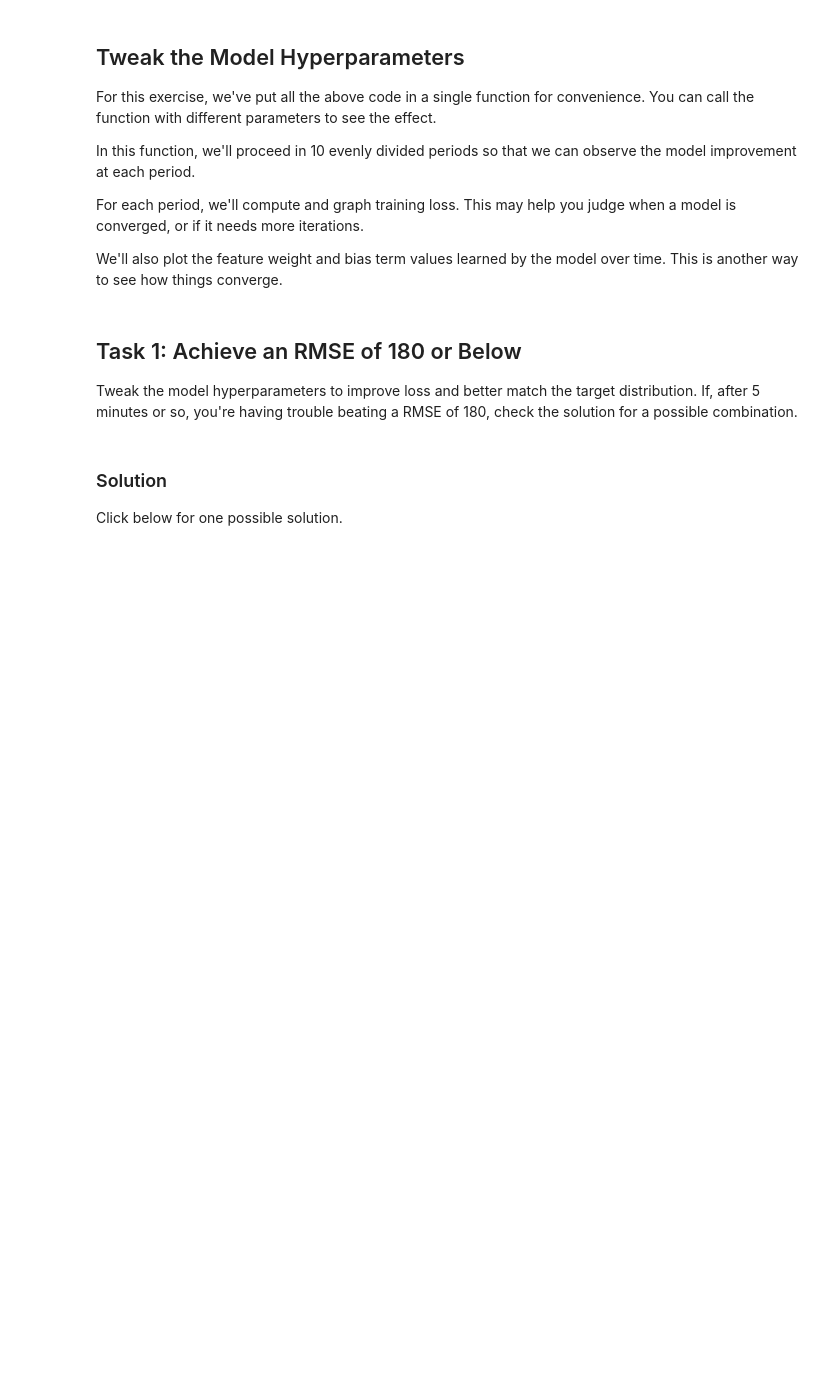
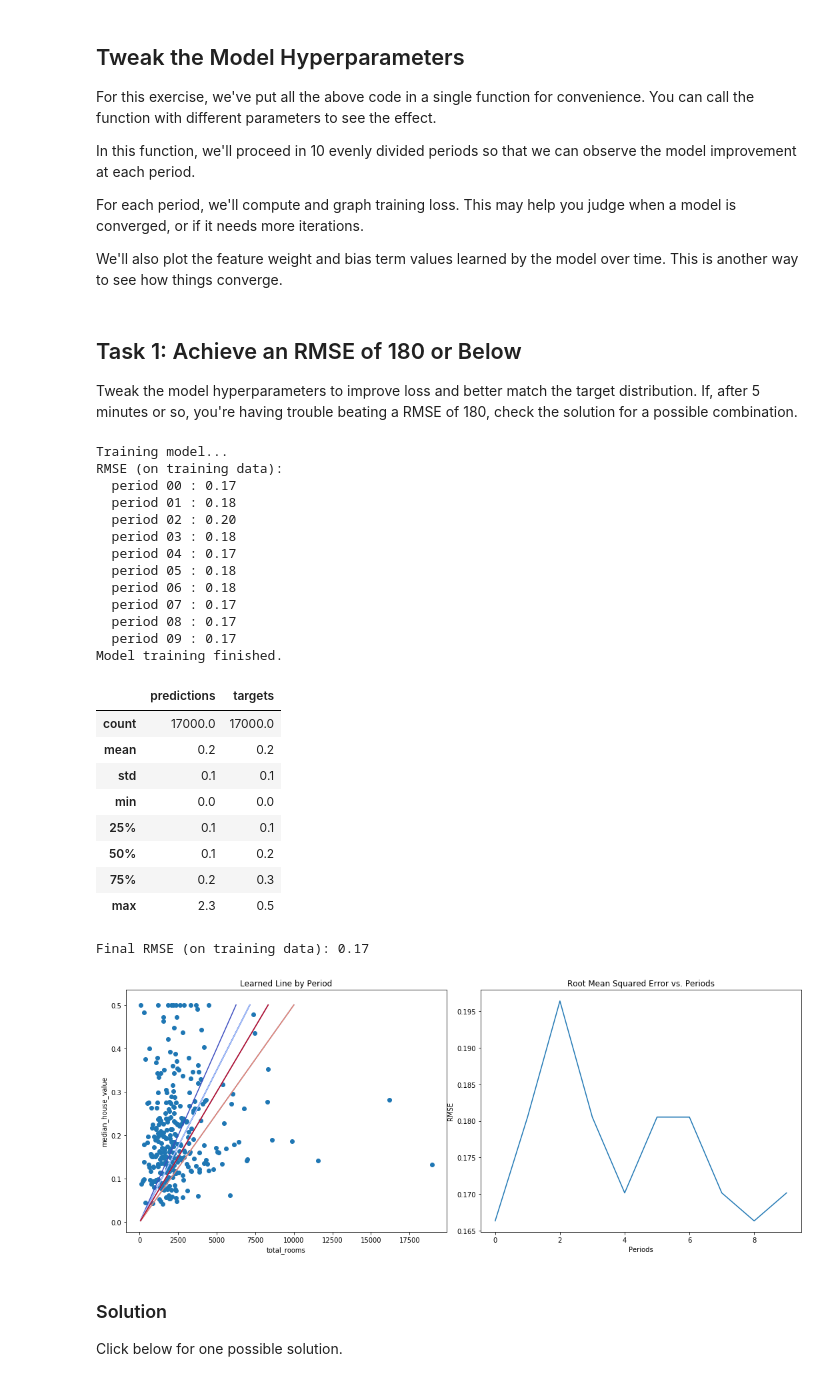
Before and after one commit to odmana/google-ai-crash-course, a Jupyter notebook: first_steps_with_tensor_flow.ipynb, the cells around one changed output. Saved outputs shown, nothing was run; the diff lists cells and outputs as text; code cells hidden in the pictures; blank space fills up the shorter version.

```diff
--- a/first_steps_with_tensor_flow.ipynb
+++ b/first_steps_with_tensor_flow.ipynb
@@ -376,10 +420,35 @@ Tweak the model hyperparameters to improve loss and better match the target dist
 If, after 5 minutes or so, you're having trouble beating a RMSE of 180, check the solution for a possible combination.
 # %%
 train_model(
-    learning_rate=0.00001,
+    learning_rate=0.000001,
     steps=100,
-    batch_size=1
+    batch_size=10
 )
+# %% [output]
+Training model...
+RMSE (on training data):
+  period 00 : 0.17
+  period 01 : 0.18
+  period 02 : 0.20
+  period 03 : 0.18
+  period 04 : 0.17
+  period 05 : 0.18
+  period 06 : 0.18
+  period 07 : 0.17
+  period 08 : 0.17
+  period 09 : 0.17
+Model training finished.
+|  | predictions | targets |
+| count | 17000.0 | 17000.0 |
+| mean | 0.2 | 0.2 |
+| std | 0.1 | 0.1 |
+| min | 0.0 | 0.0 |
+| 25% | 0.1 | 0.1 |
+| 50% | 0.1 | 0.2 |
+| 75% | 0.2 | 0.3 |
+| max | 2.3 | 0.5 |
+Final RMSE (on training data): 0.17
+[figure, added]
 # %% [markdown]
 ### Solution
 
```
Also changed, not shown: parts of 7 cells of this notebook.
